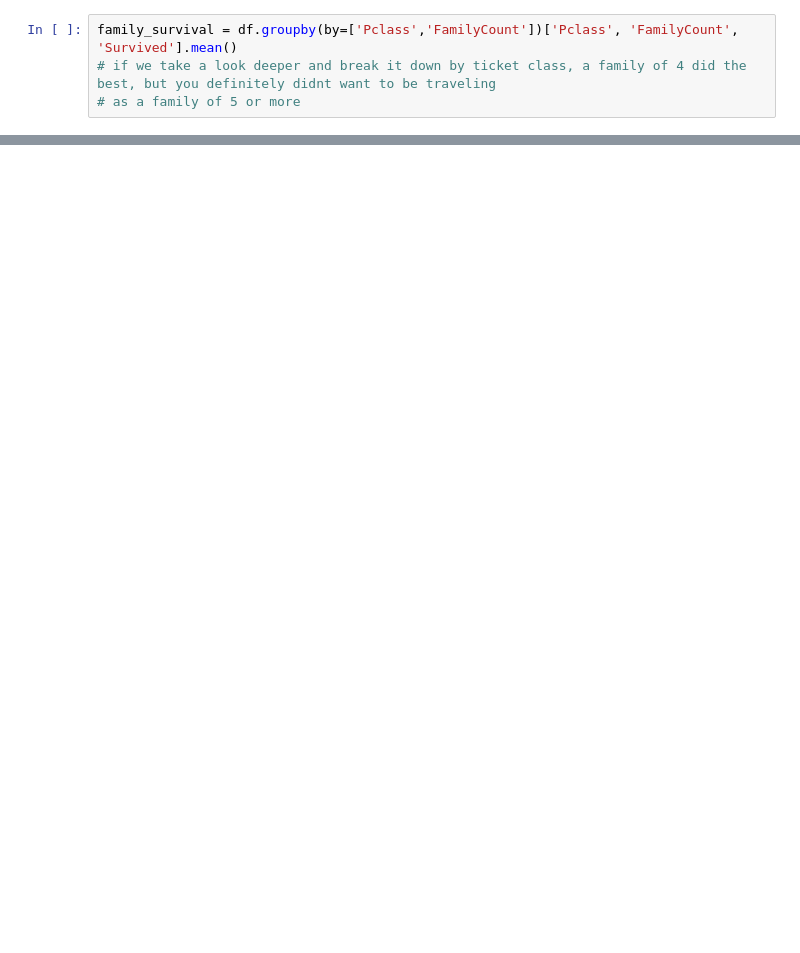
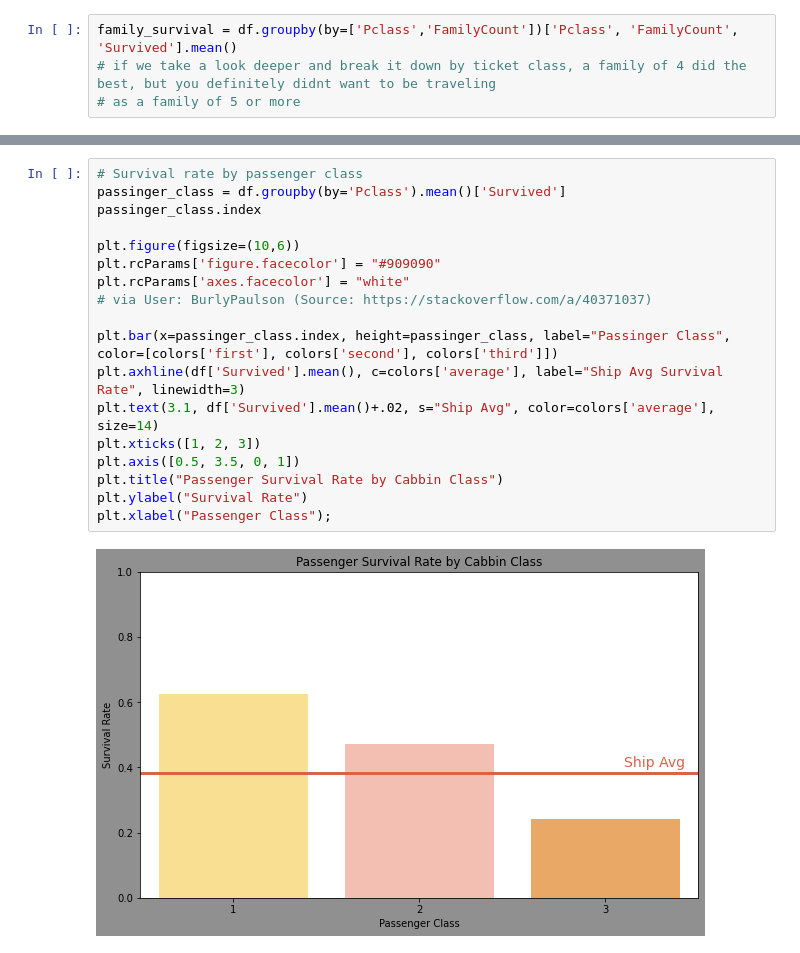
Before and after one commit to woodstockwins/1213-iris, a Jupyter notebook: labs/2.01-lab-pandas-titanic-master/titanic-starter-gene.ipynb, the cells around one changed output, grey strips where cells are left out. Saved outputs shown, nothing was run; the diff lists cells and outputs as text; blank space fills up the shorter version.

```diff
--- a/labs/2.01-lab-pandas-titanic-master/titanic-starter-gene.ipynb
+++ b/labs/2.01-lab-pandas-titanic-master/titanic-starter-gene.ipynb
@@ -329,0 +309,21 @@ plt.tight_layout()
+# %%
+# Survival rate by passenger class
+passinger_class = df.groupby(by='Pclass').mean()['Survived']
+passinger_class.index
+
+plt.figure(figsize=(10,6))
+plt.rcParams['figure.facecolor'] = "#909090"
+plt.rcParams['axes.facecolor'] = "white"
+# via User: BurlyPaulson (Source: https://stackoverflow.com/a/40371037)
+
+plt.bar(x=passinger_class.index, height=passinger_class, label="Passinger Class",
+color=[colors['first'], colors['second'], colors['third']])
+plt.axhline(df['Survived'].mean(), c=colors['average'], label="Ship Avg Survival Rate", linewidth=3)
+plt.text(3.1, df['Survived'].mean()+.02, s="Ship Avg", color=colors['average'], size=14)
+plt.xticks([1, 2, 3])
+plt.axis([0.5, 3.5, 0, 1])
+plt.title("Passenger Survival Rate by Cabbin Class")
+plt.ylabel("Survival Rate")
+plt.xlabel("Passenger Class");
+# %% [output]
+[figure, added]
```
Also changed, not shown: parts of 13 cells of this notebook.
